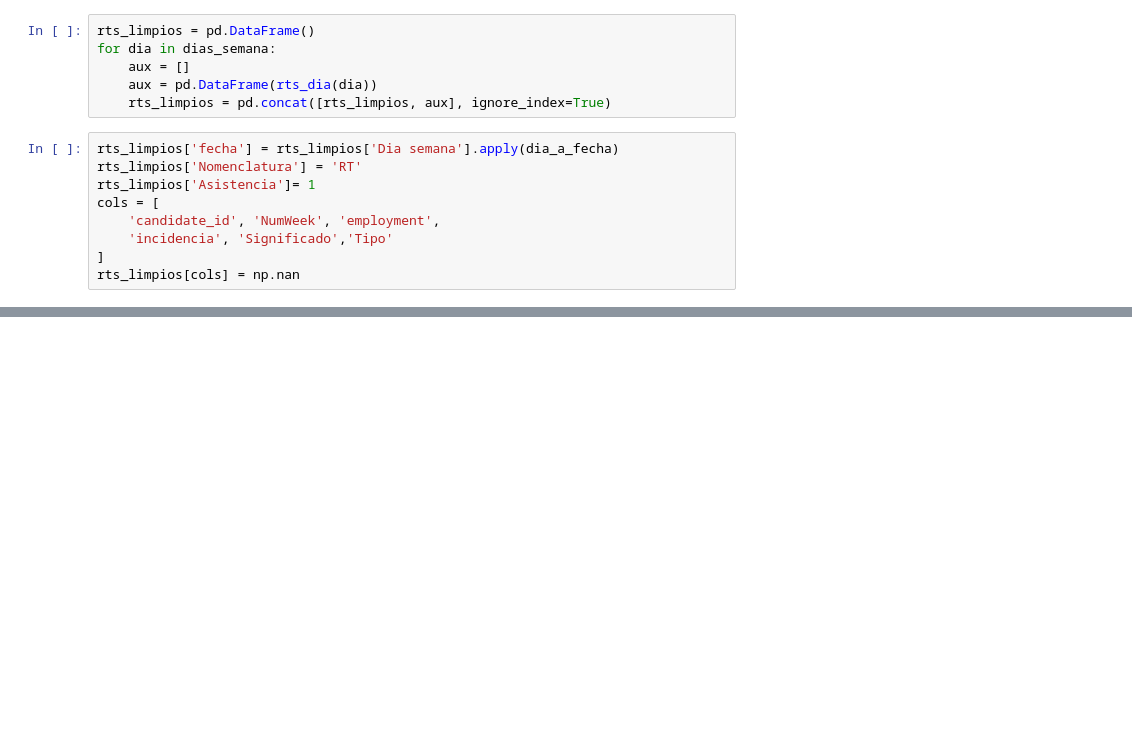
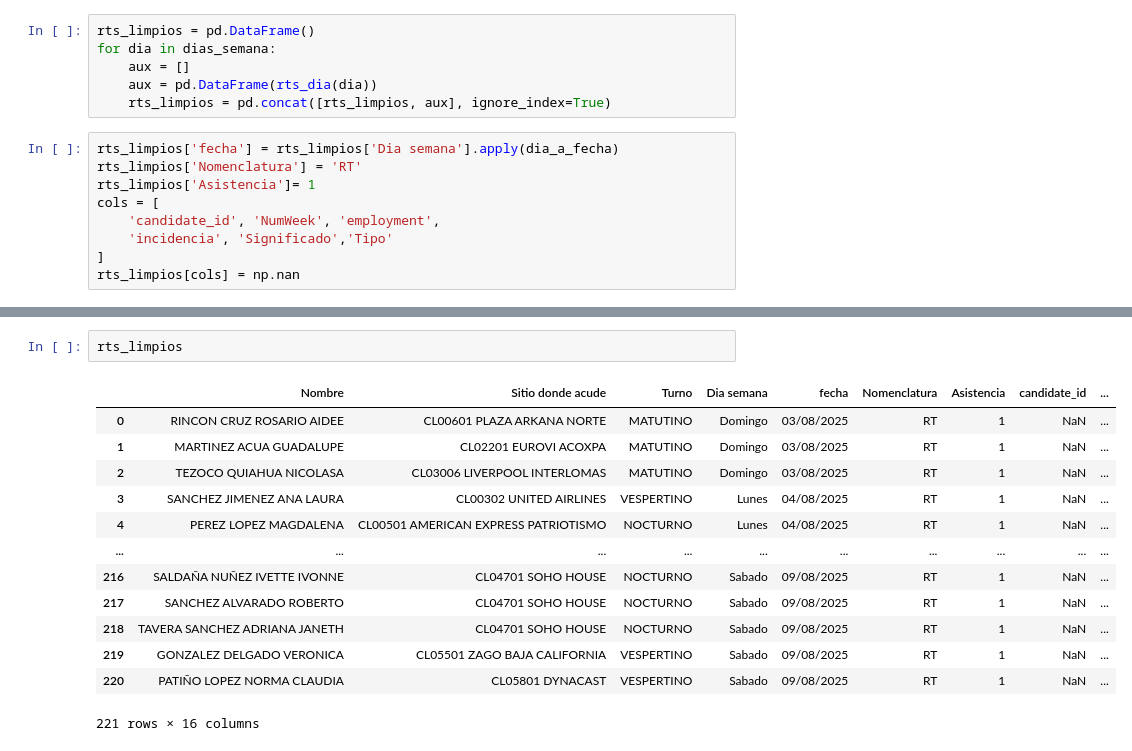
Before and after one commit to Axel3D2Y/Centro-de-control, a Jupyter notebook: Actualizaciones/Actualizacion rt's.ipynb, the cells around one changed output, grey strips where cells are left out. Cells and saved outputs as stored; diff of their text form; blank space fills up the shorter version.

Commit message:
Actualizacion de asistencias, con los nuevos SAP y tambien se añadio el archivo de universidad bennetts

```diff
--- a/Actualizaciones/Actualizacion rt's.ipynb
+++ b/Actualizaciones/Actualizacion rt's.ipynb
@@ -49,5 +65,21 @@ rts_limpios= pd.merge(
     how='left'
 )
+# %%
+rts_limpios
+# %% [output]
+|  | Nombre | Sitio donde acude | Turno | Dia semana | fecha | Nomenclatura | Asistencia | candidate_id | ... |
+| 0 | RINCON CRUZ ROSARIO AIDEE | CL00601 PLAZA ARKANA NORTE | MATUTINO | Domingo | 03/08/2025 | RT | 1 | NaN | ... |
+| 1 | MARTINEZ ACUA GUADALUPE | CL02201 EUROVI ACOXPA | MATUTINO | Domingo | 03/08/2025 | RT | 1 | NaN | ... |
+| 2 | TEZOCO QUIAHUA NICOLASA | CL03006 LIVERPOOL INTERLOMAS | MATUTINO | Domingo | 03/08/2025 | RT | 1 | NaN | ... |
+| 3 | SANCHEZ JIMENEZ ANA LAURA | CL00302 UNITED AIRLINES | VESPERTINO | Lunes | 04/08/2025 | RT | 1 | NaN | ... |
+| 4 | PEREZ LOPEZ MAGDALENA | CL00501 AMERICAN EXPRESS PATRIOTISMO | NOCTURNO | Lunes | 04/08/2025 | RT | 1 | NaN | ... |
+| ... | ... | ... | ... | ... | ... | ... | ... | ... | ... |
+| 216 | SALDAÑA NUÑEZ IVETTE IVONNE | CL04701 SOHO HOUSE | NOCTURNO | Sabado | 09/08/2025 | RT | 1 | NaN | ... |
+| 217 | SANCHEZ ALVARADO ROBERTO | CL04701 SOHO HOUSE | NOCTURNO | Sabado | 09/08/2025 | RT | 1 | NaN | ... |
+| 218 | TAVERA SANCHEZ ADRIANA JANETH | CL04701 SOHO HOUSE | NOCTURNO | Sabado | 09/08/2025 | RT | 1 | NaN | ... |
+| 219 | GONZALEZ DELGADO VERONICA | CL05501 ZAGO BAJA CALIFORNIA | VESPERTINO | Sabado | 09/08/2025 | RT | 1 | NaN | ... |
+| 220 | PATIÑO LOPEZ NORMA CLAUDIA | CL05801 DYNACAST | VESPERTINO | Sabado | 09/08/2025 | RT | 1 | NaN | ... |
+221 rows × 16 columns
 # %%
 rts_limpios = rts_limpios[['id',
                     'candidate_id',
```
Also changed, not shown: parts of 7 cells of this notebook, 1 other file.
